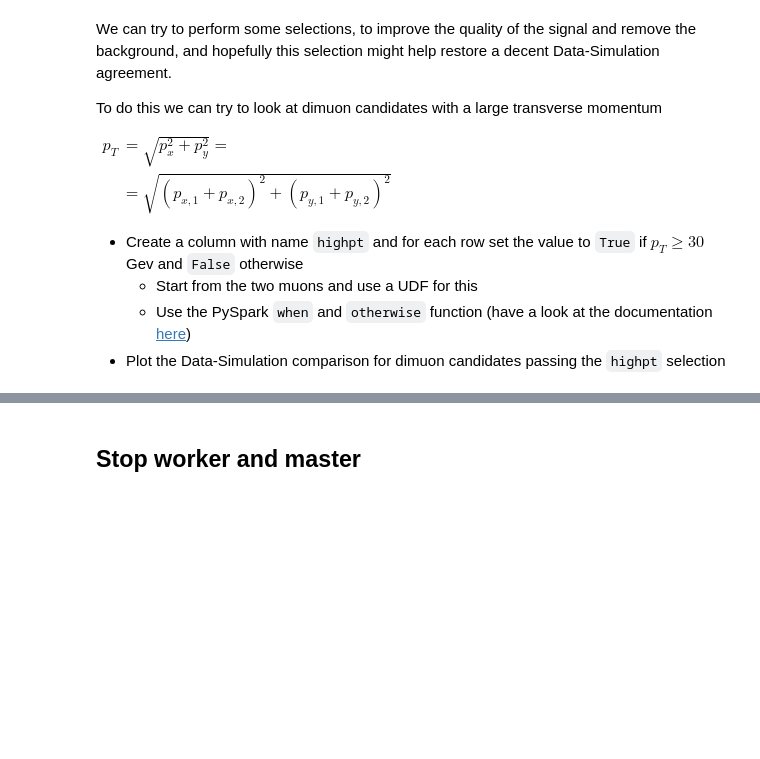
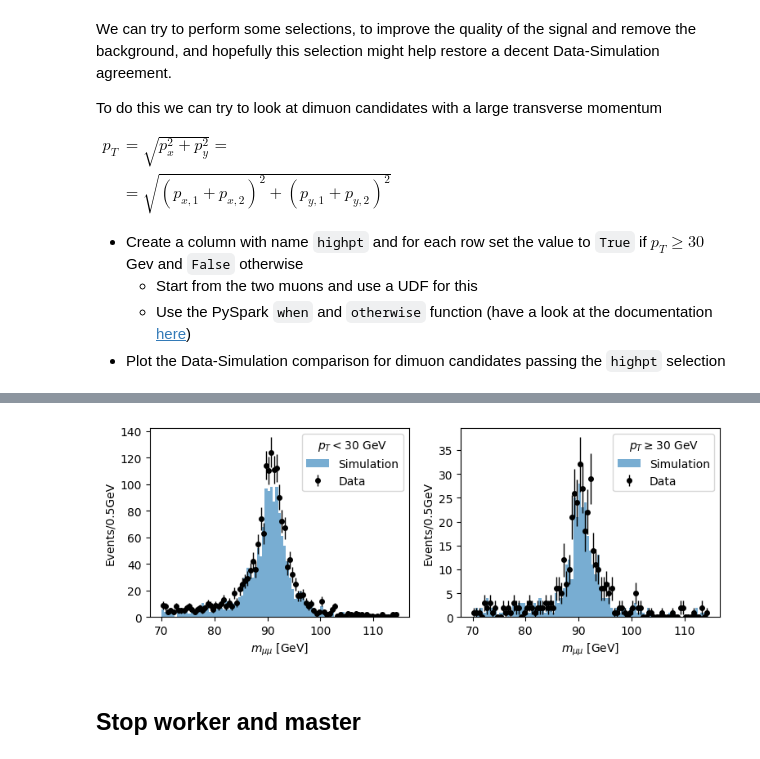
Before and after one commit to FedericoSbarbati/MAPD-B, a Jupyter notebook: spark/notebooks/Lecture2.ipynb, the cells around one changed output, grey strips where cells are left out. Drawn from its saved outputs; the diff is of its cells as text; code cells hidden in the pictures; blank space fills up the shorter version.

```diff
--- a/spark/notebooks/Lecture2.ipynb
+++ b/spark/notebooks/Lecture2.ipynb
@@ -1055,7 +1060,10 @@ histogram_results = {}
 for sample in ['mc', 'data']:
     histogram_results[sample] = {}
 
-    bins, counts = dimuon_flat.
+    bins, counts = dimuon_flat.where(col('sample') == sample)\
+        .select(col('M'))\
+        .rdd.map(lambda r: r.M)\
+        .histogram(np.arange(range_min,range_max,bin_width).tolist())
 
     histogram_results[sample]['bins'] = bins
     histogram_results[sample]['counts'] = counts
@@ -1164,16 +1176,24 @@ $
 - Plot the Data-Simulation comparison for dimuon candidates passing the `highpt` selection
 # %%
 # create the udf to evaluate the dimuon pT
+
+@pandas_udf('float')
+def dimuon_pt_udf(  px1: pd.Series,
+                    py1: pd.Series,
+                    px2: pd.Series,
+                    py2: pd.Series) -> pd.Series:
+
+    return np.hypot(px1+px2,py1+py2)
 # %%
 # apply the udf to the dimuon_flat dataframe
 dimuon_flat = dimuon_flat.withColumn("pT",
-                                     """...""")
+                                     dimuon_pt_udf(col("px1"), col("py1"), col("px2"), col("py2")))
 # %%
 # import the when function from pyspark.sql
 from pyspark.sql.functions import when
 
 # create the `highpt` feature with where/otherwise
-dimuon_flat = dimuon_flat.
+dimuon_flat = dimuon_flat.withColumn("highpt", when(dimuon_flat.pT>30, True).otherwise(False))
 # %%
 # inspect a few rows of the dataframe
 # to verify the feature is set correctly
@@ -1181,6 +1213,82 @@ dimuon_flat['sample','M','pT','highpt'].show(5)
 # %%
 # create the two data-simulation comparison plots
 # for low- and high-pt dimuon candidate
+def compute_histogram(dataset, column):
+    histogram_results = {}
+    for sample in ['mc', 'data']:
+        histogram_results[sample] = {}
+
+        bins, counts = dataset.where(col('sample')==sample)\
+                              .select(column)\
+                              .rdd.map(lambda r: r.M)\
+                              .histogram(list(np.arange(70,115,0.5)))
+
+        histogram_results[sample]['bins'] = bins
+        histogram_results[sample]['counts'] = counts
+
+    return histogram_results
+
+high_pt_candidates = compute_histogram(dimuon_flat.where('highpt==True'),  'M')
+low_pt_candidates  = compute_histogram(dimuon_flat.where('highpt==False'), 'M')
+
+# create a common figure
+fig, axs = plt.subplots(1, 2, figsize=(9,3))
+
+# low-pt candidates
+low_pt_mc = low_pt_candidates['mc']
+bin_centers = low_pt_mc['bins'][:-1] + np.diff(low_pt_mc['bins'])/2
+axs[0].hist(bin_centers,
+            weights=low_pt_mc['counts'],
+            bins=low_pt_mc['bins'],
+            label='Simulation',
+            alpha=0.6
+)
+
+low_pt_data = low_pt_candidates['data']
+bin_centers = low_pt_data['bins'][:-1] + np.diff(low_pt_data['bins'])/2
+axs[0].errorbar(
+       bin_centers,
+       low_pt_data['counts'],
+       yerr=np.sqrt(low_pt_data['counts']),
+       fmt='o',
+       ms=4,
+       lw=1,
+       color='black',
+       label='Data'
+)
+
+axs[0].set_xlabel("$m_{\\mu \\mu}$ [GeV]")
+axs[0].set_ylabel(f"Events/0.5GeV")
+axs[0].legend(title=r'$p_T < 30$ GeV')
+
+# high-pt candidates
+high_pt_mc = high_pt_candidates['mc']
+bin_centers = high_pt_mc['bins'][:-1] + np.diff(high_pt_mc['bins'])/2
+axs[1].hist(bin_centers,
+            weights=high_pt_mc['counts'],
+            bins=high_pt_mc['bins'],
+            label='Simulation',
+            alpha=0.6
+)
+
+high_pt_data = high_pt_candidates['data']
+bin_centers = high_pt_data['bins'][:-1] + np.diff(high_pt_data['bins'])/2
+axs[1].errorbar(
+       bin_centers,
+       high_pt_data['counts'],
+       yerr=np.sqrt(high_pt_data['counts']),
+       fmt='o',
+       ms=4,
+       lw=1,
+       color='black',
+       label='Data'
+)
+
+axs[1].set_xlabel("$m_{\\mu \\mu}$ [GeV]")
+axs[1].set_ylabel(f"Events/0.5GeV")
+axs[1].legend(title=r'$p_T \geq 30$ GeV');
+# %% [output]
+[figure, added]
 # %% [markdown]
 ## Stop worker and master
 # %%
```
Also changed, not shown: parts of 12 cells of this notebook.
